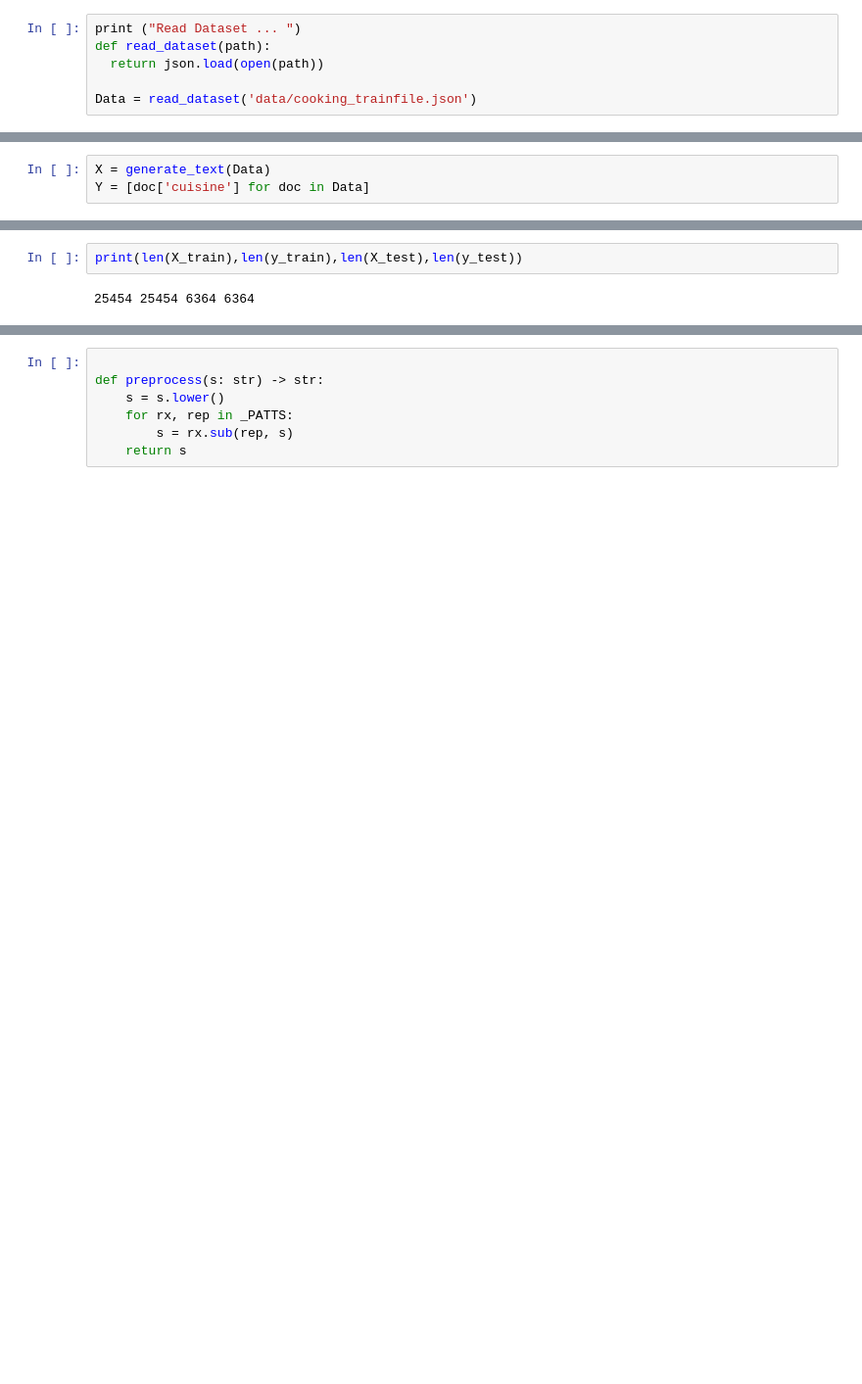
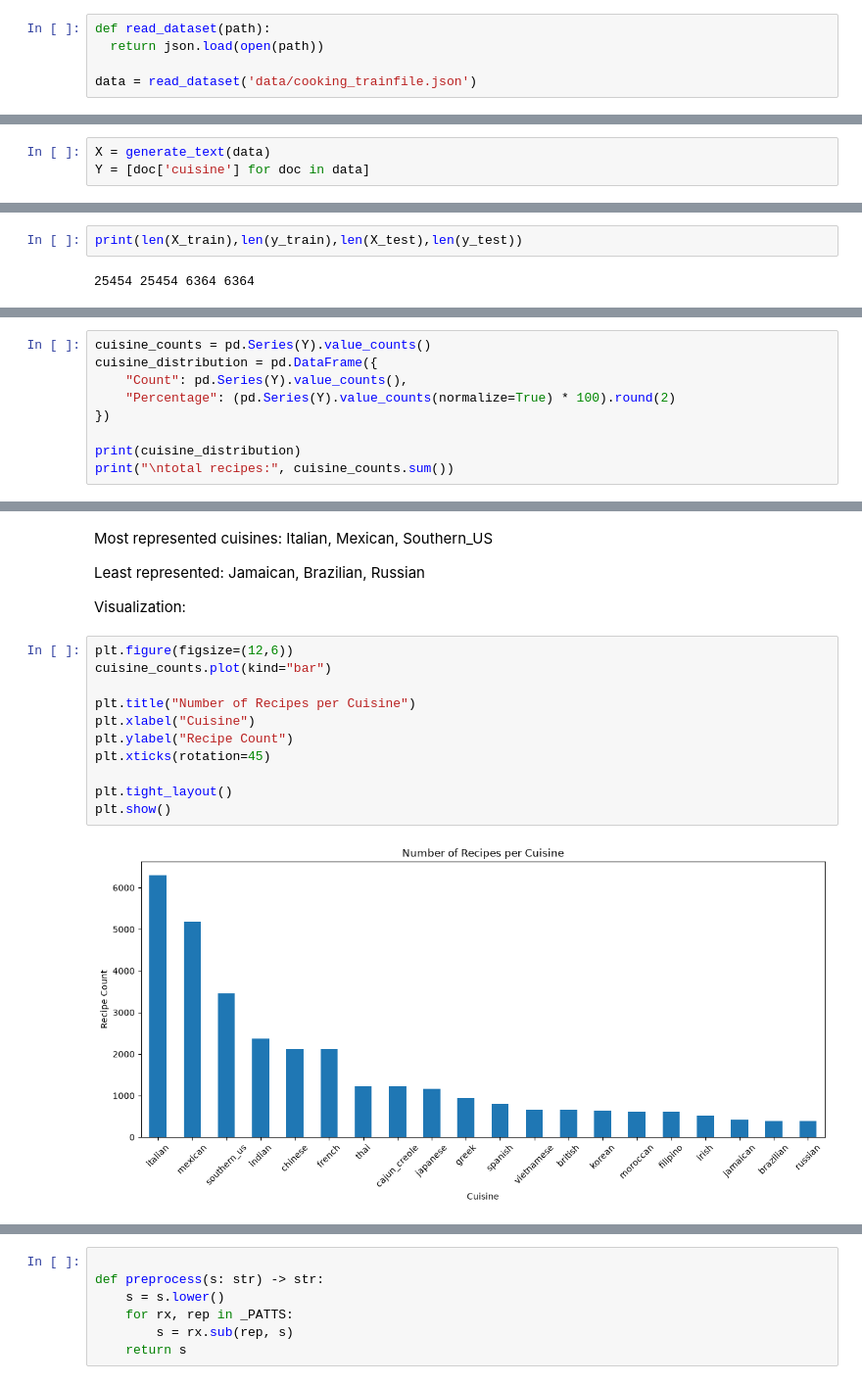
Before and after one commit to mattmaselli/whats-cooking-classification, a Jupyter notebook: whats_cooking.ipynb, the cells around one changed output, grey strips where cells are left out. Shown at 98% size. Drawn from its saved outputs; the diff is of its cells as text; blank space fills up the shorter version.

```diff
--- a/whats_cooking.ipynb
+++ b/whats_cooking.ipynb
@@ -33,6 +38,5 @@ import json
 # %%
-print ("Read Dataset ... ")
 def read_dataset(path):
   return json.load(open(path))
 
-Data = read_dataset('data/cooking_trainfile.json')
+data = read_dataset('data/cooking_trainfile.json')
@@ -44,8 +47,8 @@ def generate_text(data):
   text_data = [" ".join(doc['ingredients']).lower() for doc in data]
   return text_data
 # %%
-X = generate_text(Data)
-Y = [doc['cuisine'] for doc in Data]
+X = generate_text(data)
+Y = [doc['cuisine'] for doc in data]
 # %%
 for i in range(5):
     print(Y[i],'|',X[i],'\n')
@@ -70,0 +113,9 @@ print(len(X_train),len(y_train),len(X_test),len(y_test))
+# %%
+cuisine_counts = pd.Series(Y).value_counts()
+cuisine_distribution = pd.DataFrame({
+    "Count": pd.Series(Y).value_counts(),
+    "Percentage": (pd.Series(Y).value_counts(normalize=True) * 100).round(2)
+})
+
+print(cuisine_distribution)
+print("\ntotal recipes:", cuisine_counts.sum())
@@ -71,3 +140,22 @@ print(len(X_train),len(y_train),len(X_test),len(y_test))
+# %% [markdown]
+Most represented cuisines: Italian, Mexican, Southern_US
+
+Least represented: Jamaican, Brazilian, Russian
+
+Visualization:
+# %%
+plt.figure(figsize=(12,6))
+cuisine_counts.plot(kind="bar")
+
+plt.title("Number of Recipes per Cuisine")
+plt.xlabel("Cuisine")
+plt.ylabel("Recipe Count")
+plt.xticks(rotation=45)
+
+plt.tight_layout()
+plt.show()
+# %% [output]
+[figure, added]
 # %%
 # Decided to use reg ex library (https://docs.python.org/3/library/re.html)
 # Wanted to do this to "group words"
```
Also changed, not shown: parts of 14 cells of this notebook.
